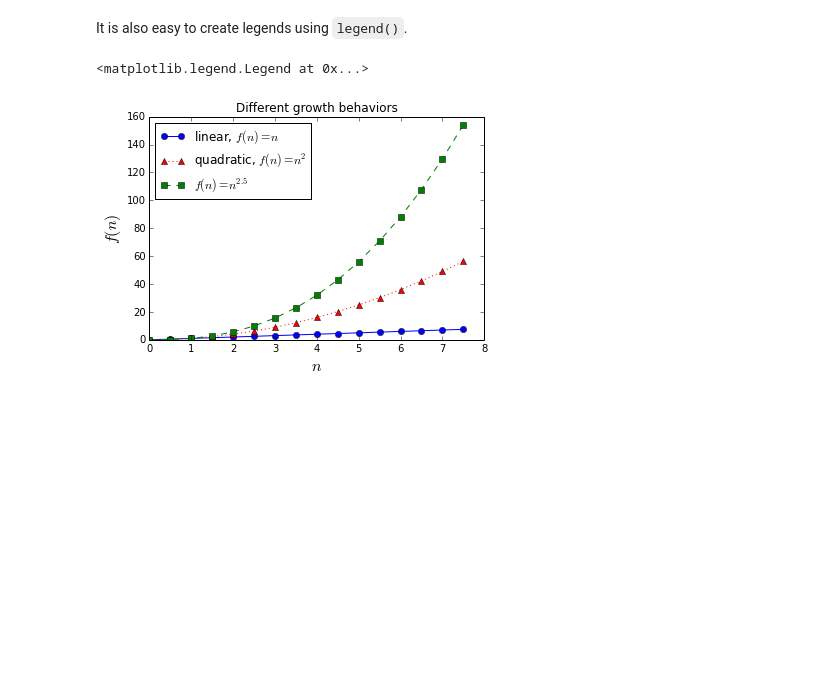
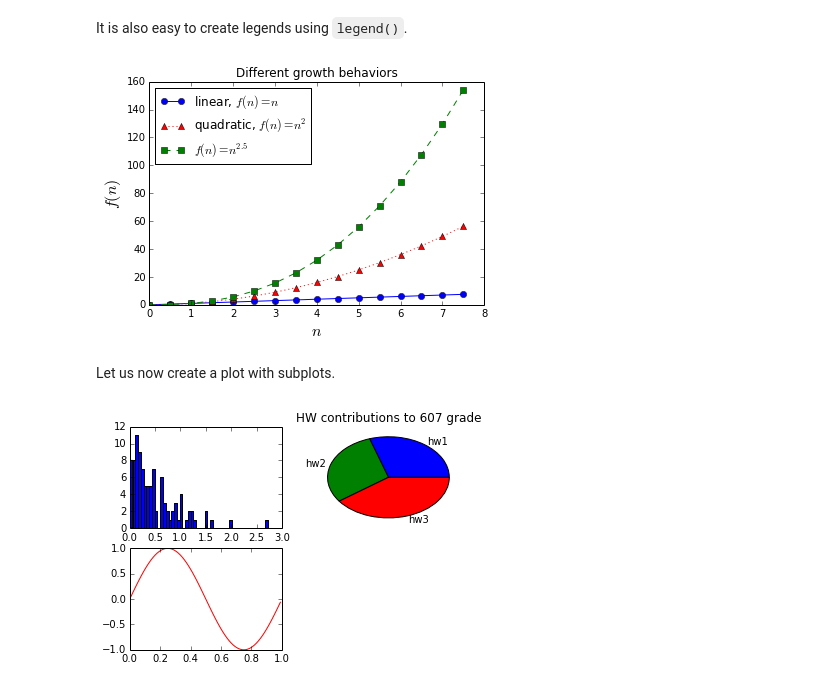
Before and after one commit to ambujtewari/stats607a-fall2014, a Jupyter notebook: Lecture 08.ipynb, the cells around one changed output. Drawn from its saved outputs; the diff is of its cells as text; code cells hidden in the pictures; blank space fills up the shorter version.

```diff
--- a/Lecture 08.ipynb
+++ b/Lecture 08.ipynb
@@ -96,7 +91,20 @@ plt.title("Different growth behaviors")  # set the plot title
 plt.plot(x_vals, x_vals, '-ob', label='linear, $f(n)=n$')
 plt.plot(x_vals, x_vals**2, ':^r', label='quadratic, $f(n)=n^2$')
 plt.plot(x_vals, x_vals**2.5, '--sg', label='$f(n)=n^{2.5}$')
-plt.legend(loc='best')  # places legend at best location, uses labels from above
+_ = plt.legend(loc='best')  # places legend at best location, uses labels from above
 # %% [output]
-<matplotlib.legend.Legend at 0x...>
 [figure]
+# %% [markdown]
+Let us now create a plot with subplots.
+# %%
+fig = plt.figure()   # create an empty figure
+sp1 = fig.add_subplot(2, 2, 1)  # we'll be creating a 2x2 plot table and we're selecting the 1st
+sp2 = fig.add_subplot(2, 2, 2)  # 2nd one
+sp3 = fig.add_subplot(2, 2, 3)  # 3rd one
+x_vals = np.arange(0, 1, .01)
+plt.plot(x_vals, np.sin(2*np.pi*x_vals), '-r')  # plot draws on last figure and subplot used (or creates one if none exist)
+_ = sp1.hist(np.random.exponential(.5, size=100), bins=50)  # put a histogram on subplot 1
+_ = sp2.pie([30, 30, 40], labels=['hw1', 'hw2', 'hw3'])  # put a pie-chart on subplot 2
+_ = sp2.set_title('HW contributions to 607 grade')  # set title of the pie-chart
+# %% [output]
+[figure, added]
```
Also changed, not shown: parts of 7 cells of this notebook.
